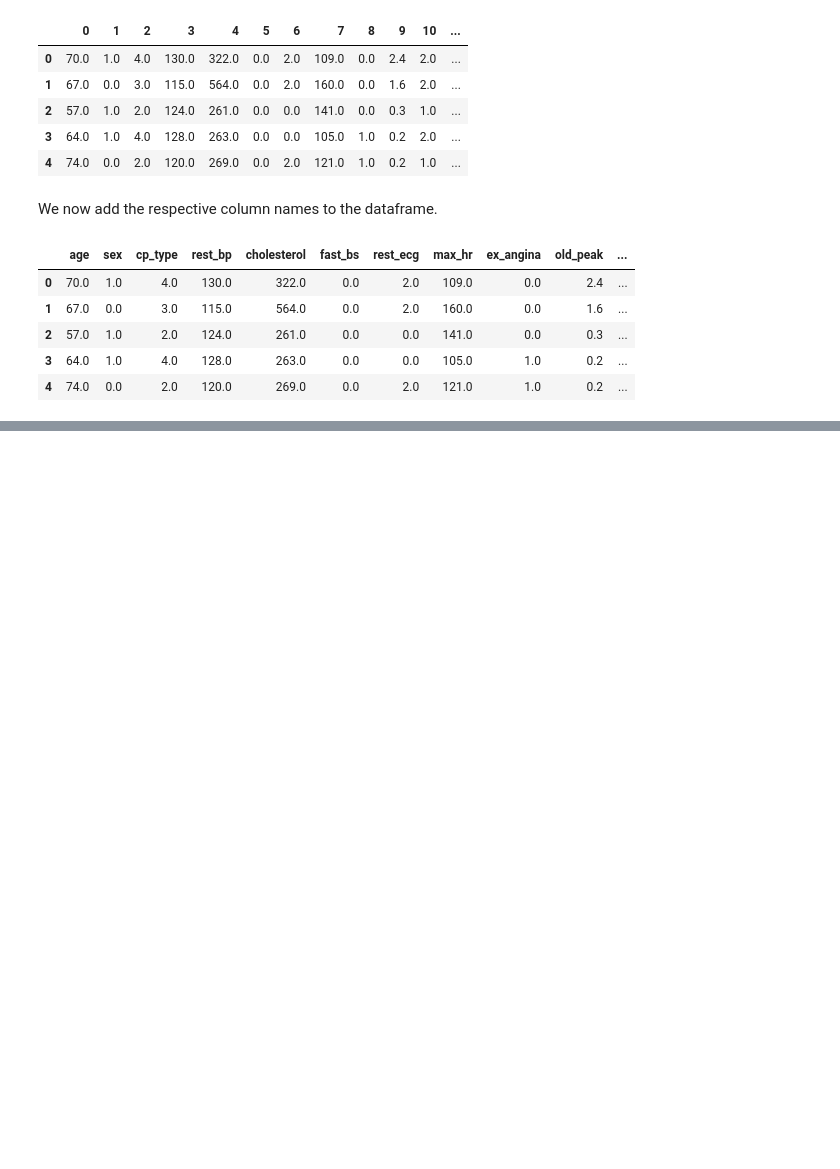
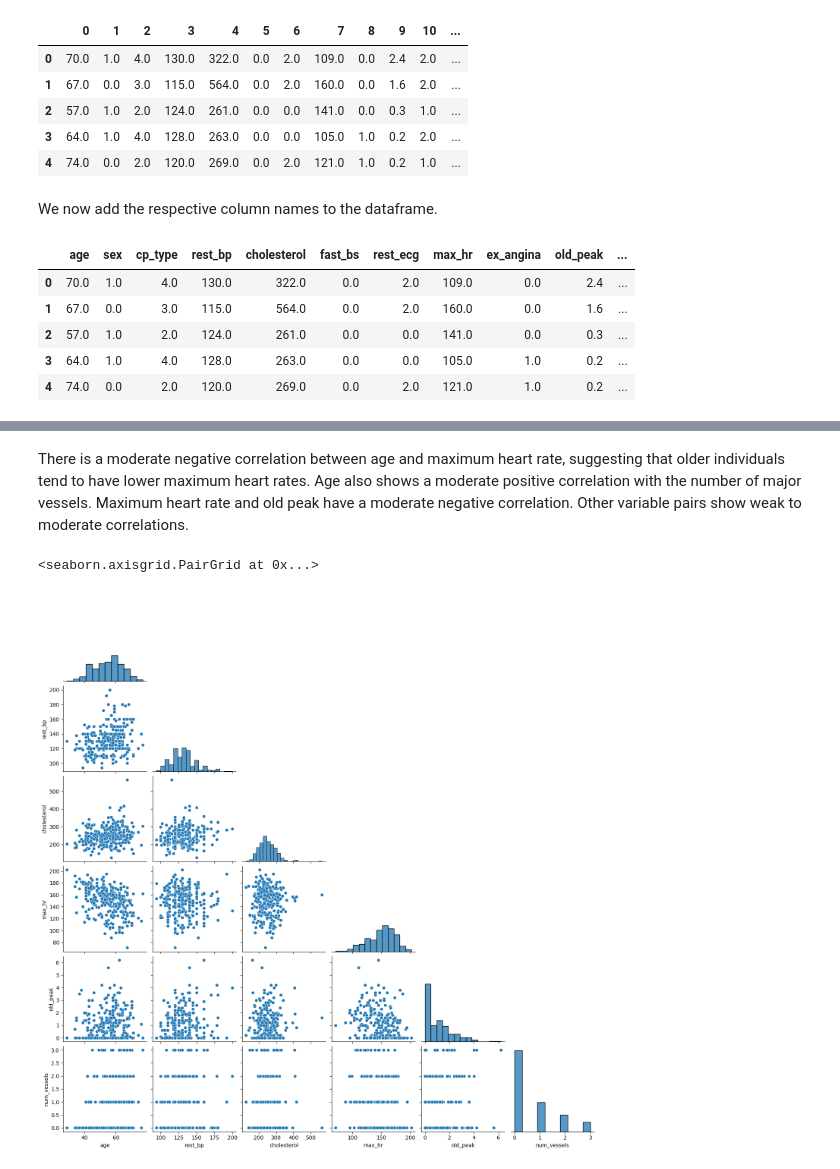
Before and after one commit to RomanShrestha07/DANA_4830_Group_Project, a Jupyter notebook: GroupProject.ipynb, the cells around one changed output, grey strips where cells are left out. Drawn from its saved outputs; the diff is of its cells as text; code cells hidden in the pictures; blank space fills up the shorter version.

```diff
--- a/GroupProject.ipynb
+++ b/GroupProject.ipynb
@@ -57,0 +141,7 @@ X = heart_df.drop('hd_presence', axis=1)
+# %% [markdown]
+There is a moderate negative correlation between age and maximum heart rate, suggesting that older individuals tend to have lower maximum heart rates. Age also shows a moderate positive correlation with the number of major vessels. Maximum heart rate and old peak have a moderate negative correlation. Other variable pairs show weak to moderate correlations.
+# %%
+sns.pairplot(heart_df[num_cols], diag_kind='hist', corner=True)
+# %% [output]
+<seaborn.axisgrid.PairGrid at 0x...>
+[figure, added]
```
Also changed, not shown: parts of 46 cells of this notebook, 3 other files.
